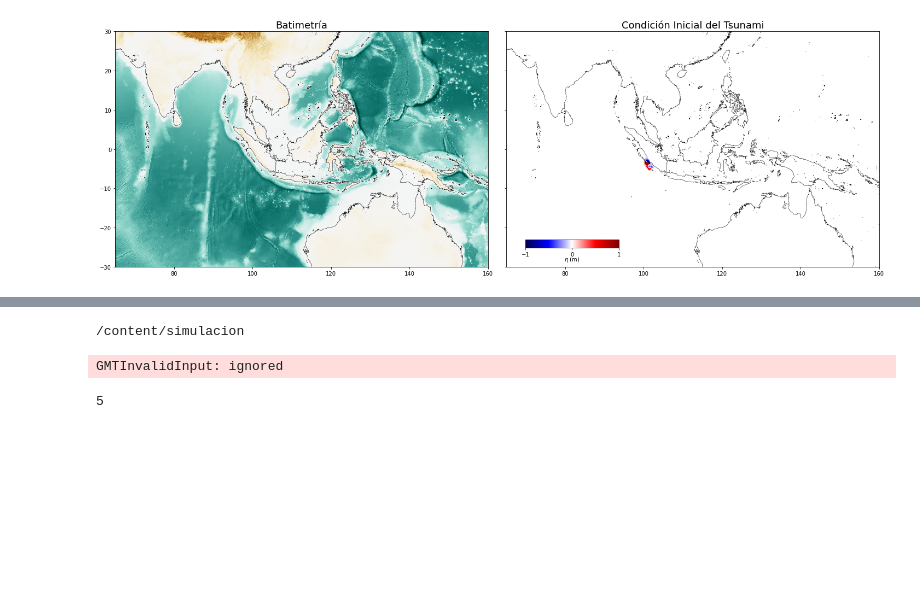
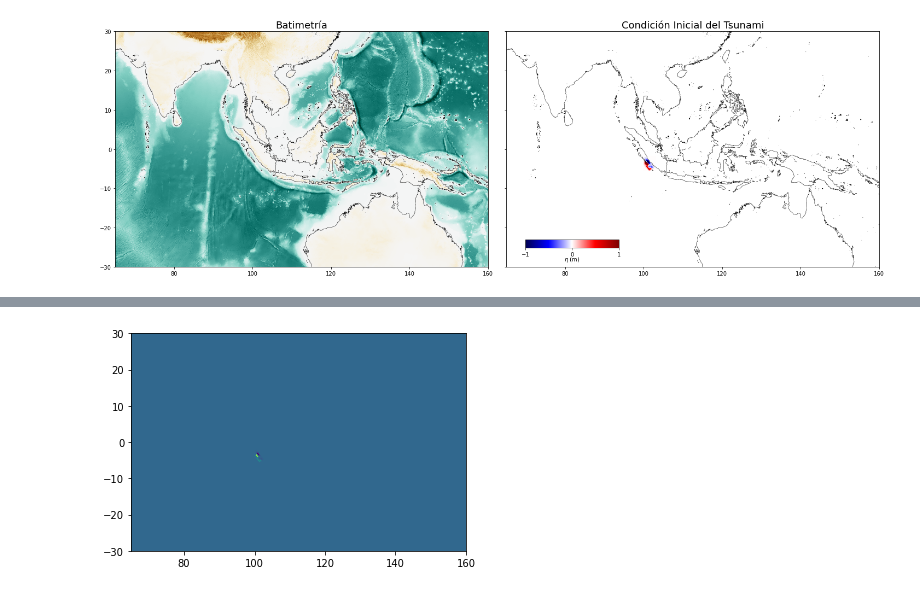
Before and after one commit to mqquiroz/easywave, a Jupyter notebook: Easywave_Model.ipynb, the cells around one changed output, grey strips where cells are left out. Saved outputs shown, nothing was run; the diff lists cells and outputs as text; code cells hidden in the pictures; blank space fills up the shorter version.

```diff
--- a/Easywave_Model.ipynb
+++ b/Easywave_Model.ipynb
@@ -251,27 +257,12 @@ ValueError: ignored
-# %%
-%cd simulacion/
-
-import pygmt
-from functions_easywave import ew2py
-from functions_easywave import load_surfer
-import numpy as np
-import matplotlib.pyplot as plt
-#pygmt.show_versions()
-
-#fig = pygmt.Figure()
-#fig.coast(region=[0, 360, -80, 80], projection="M0/0/10c", frame="a30fg", shorelines=0.5)
-#fig.show()
-
-fileName = 'eWave.2D.00000.ssh'.format(0)# {0:05d}'eWave.2D.sshmax'
-lon, lat, h0 = ew2py(fileName)
-
-fig = pygmt.Figure()
-fig.grdimage(grid=h0[:-1,:-1], cmap="vik", projection="R15c", frame=True)
-fig.show()
-# %% [output]
-/content/simulacion
-GMTInvalidInput: ignored
-# %%
-int(10/2)
-# %% [output]
-5
+# %%
+#Abrir NetCDF4
+sim = nc4.Dataset('sim1.nc')
+#sim.variables
+eta0 = sim['SSH'][0,::]
+lon_x = sim['Longitude'][:]
+lat_y = sim['Latitude'][:]
+# %%
+plt.pcolormesh(lon_x,lat_y,eta0)
+plt.show()
+# %% [output]
+[figure, added]
```
Also changed, not shown: parts of 4 cells of this notebook.
